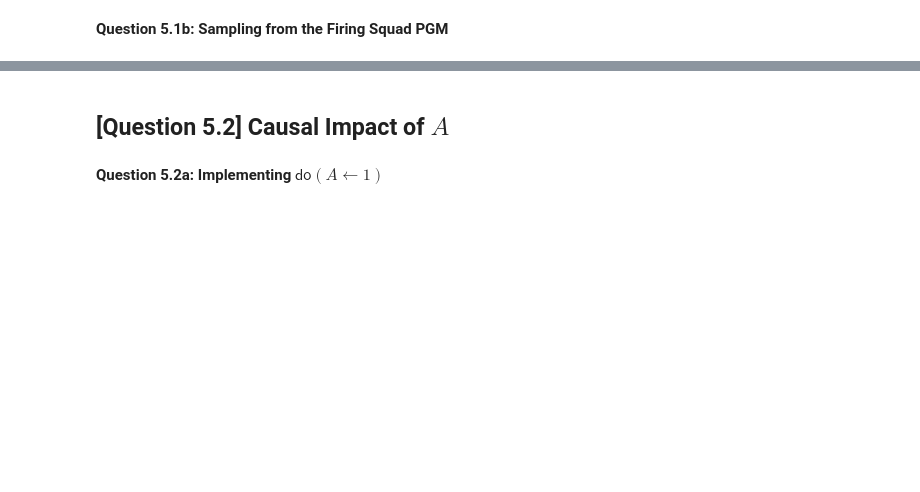
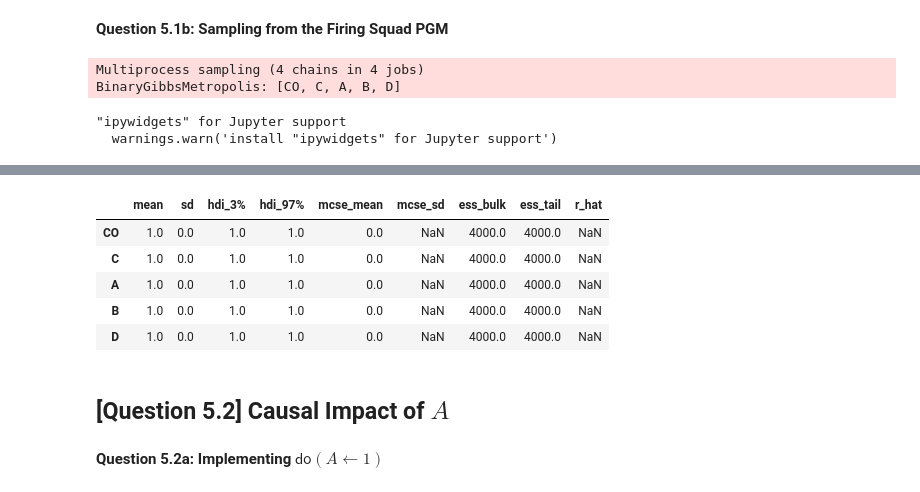
Before and after one commit to mw1296/dsan5650_social_causal_inference, a Jupyter notebook: DSAN5650_HW2C.ipynb, the cells around one changed output, grey strips where cells are left out. Saved outputs shown, nothing was run; the diff lists cells and outputs as text; code cells hidden in the pictures; blank space fills up the shorter version.

```diff
--- a/DSAN5650_HW2C.ipynb
+++ b/DSAN5650_HW2C.ipynb
@@ -835,6 +835,14 @@ pm.model_to_graphviz(fs_model)
 # %%
 # @title Q5.1b-response
 # Your code here: Use pm.sample() to estimate posterior means
-
+with fs_model:
+    fs_trace = pm.sample(random_seed = 1296)
+fs_post_mean = fs_trace.posterior.mean(dim =("chain", "draw"))
+fs_post_mean
 # Once fs_trace is produced, the following line will print out a summary table
 az.summary(fs_trace)
+# %% [output]
+Multiprocess sampling (4 chains in 4 jobs)
+BinaryGibbsMetropolis: [CO, C, A, B, D]
+"ipywidgets" for Jupyter support
+  warnings.warn('install "ipywidgets" for Jupyter support')
@@ -841,3 +851,9 @@ az.summary(fs_trace)
+|  | mean | sd | hdi_3% | hdi_97% | mcse_mean | mcse_sd | ess_bulk | ess_tail | r_hat |
+| CO | 1.0 | 0.0 | 1.0 | 1.0 | 0.0 | NaN | 4000.0 | 4000.0 | NaN |
+| C | 1.0 | 0.0 | 1.0 | 1.0 | 0.0 | NaN | 4000.0 | 4000.0 | NaN |
+| A | 1.0 | 0.0 | 1.0 | 1.0 | 0.0 | NaN | 4000.0 | 4000.0 | NaN |
+| B | 1.0 | 0.0 | 1.0 | 1.0 | 0.0 | NaN | 4000.0 | 4000.0 | NaN |
+| D | 1.0 | 0.0 | 1.0 | 1.0 | 0.0 | NaN | 4000.0 | 4000.0 | NaN |
 # %% [markdown]
 ## [Question 5.2] Causal Impact of $A$
 # %% [markdown]
```
Also changed, not shown: parts of 12 cells of this notebook, 5 other files.
